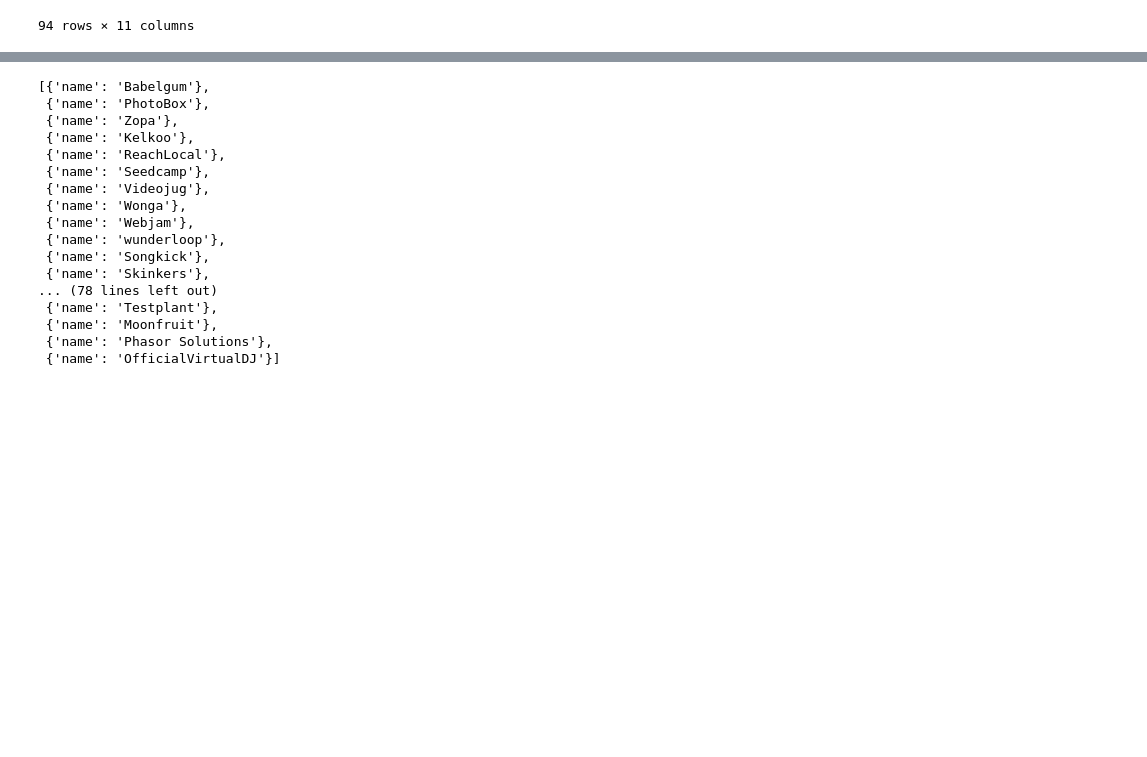
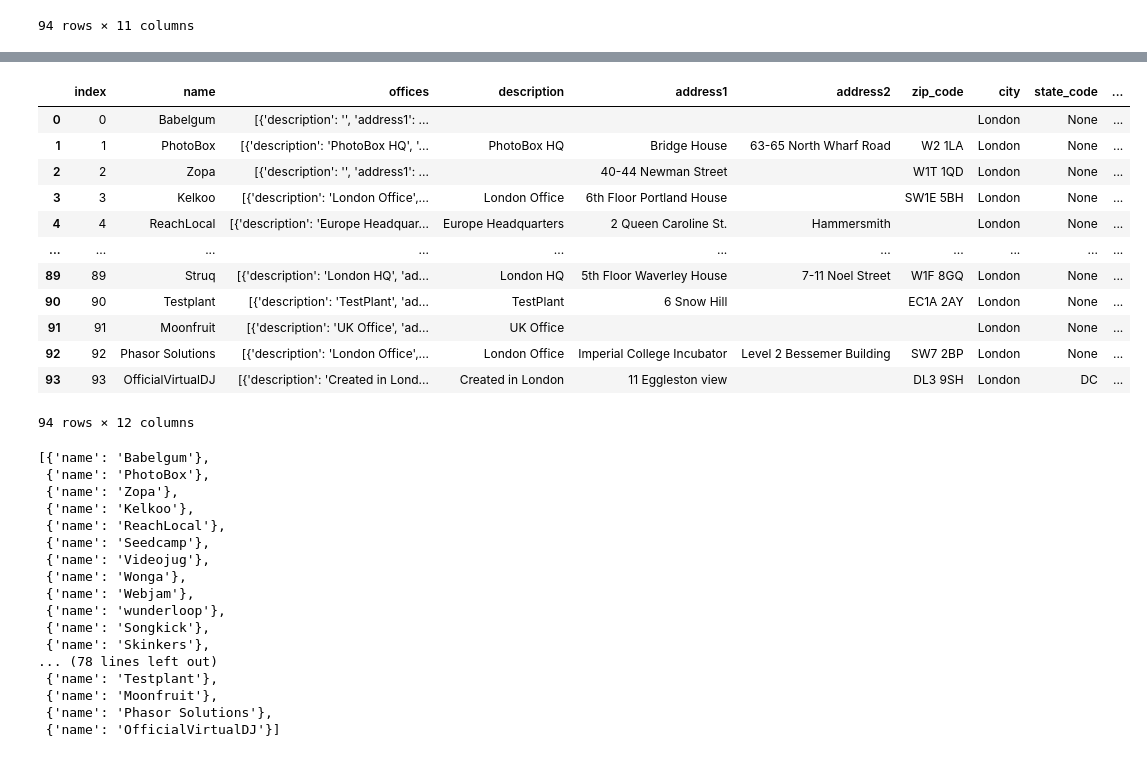
Before and after one commit to Hugocodesdude/Project_3, a Jupyter notebook: src/database_investigation_mongos.ipynb, the cells around one changed output, grey strips where cells are left out. Cells and saved outputs as stored; diff of their text form; code cells hidden in the pictures; blank space fills up the shorter version.

```diff
--- a/src/database_investigation_mongos.ipynb
+++ b/src/database_investigation_mongos.ipynb
@@ -385,3 +433,19 @@ ldn_highval_companies_clean
+# %%
+ldn_highval_companies_clean.reset_index()
+# %% [output]
+|  | index | name | offices | description | address1 | address2 | zip_code | city | state_code | ... |
+| 0 | 0 | Babelgum | [{'description': '', 'address1': ... |  |  |  |  | London | None | ... |
+| 1 | 1 | PhotoBox | [{'description': 'PhotoBox HQ', '... | PhotoBox HQ | Bridge House | 63-65 North Wharf Road | W2 1LA | London | None | ... |
+| 2 | 2 | Zopa | [{'description': '', 'address1': ... |  | 40-44 Newman Street |  | W1T 1QD | London | None | ... |
+| 3 | 3 | Kelkoo | [{'description': 'London Office',... | London Office | 6th Floor Portland House |  | SW1E 5BH | London | None | ... |
+| 4 | 4 | ReachLocal | [{'description': 'Europe Headquar... | Europe Headquarters | 2 Queen Caroline St. | Hammersmith |  | London | None | ... |
+| ... | ... | ... | ... | ... | ... | ... | ... | ... | ... | ... |
+| 89 | 89 | Struq | [{'description': 'London HQ', 'ad... | London HQ | 5th Floor Waverley House | 7-11 Noel Street | W1F 8GQ | London | None | ... |
+| 90 | 90 | Testplant | [{'description': 'TestPlant', 'ad... | TestPlant | 6 Snow Hill |  | EC1A 2AY | London | None | ... |
+| 91 | 91 | Moonfruit | [{'description': 'UK Office', 'ad... | UK Office |  |  |  | London | None | ... |
+| 92 | 92 | Phasor Solutions | [{'description': 'London Office',... | London Office | Imperial College Incubator | Level 2 Bessemer Building | SW7 2BP | London | None | ... |
+| 93 | 93 | OfficialVirtualDJ | [{'description': 'Created in Lond... | Created in London | 11 Eggleston view |  | DL3 9SH | London | DC | ... |
+94 rows × 12 columns
 # %%
 filter_1 = {"total_money_raised": {"$regex": "M|B"}}
 filter_city_1 = {"offices.0.city":"London" }
```
Also changed, not shown: parts of 9 cells of this notebook, 4 other files.
